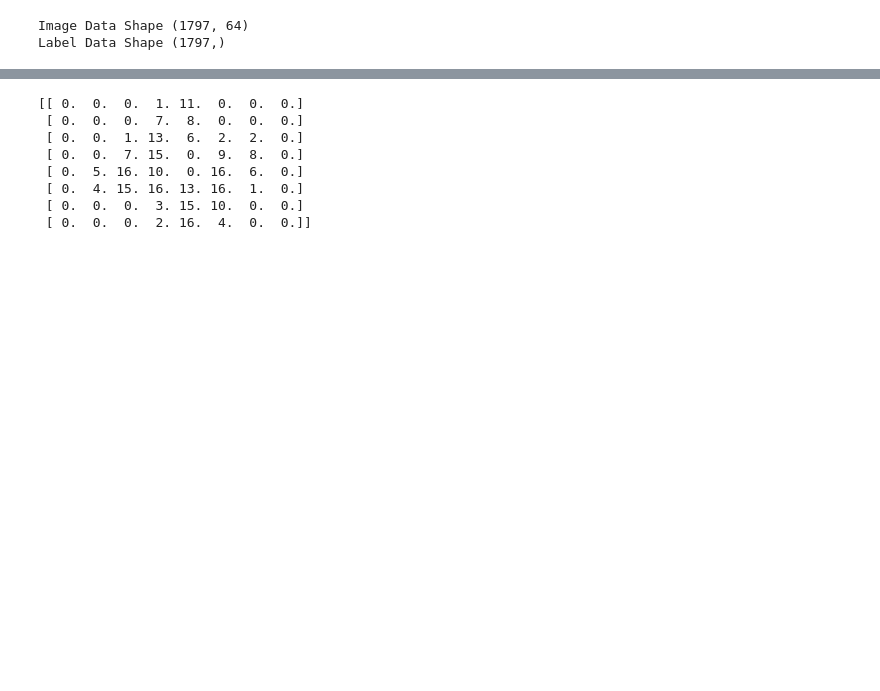
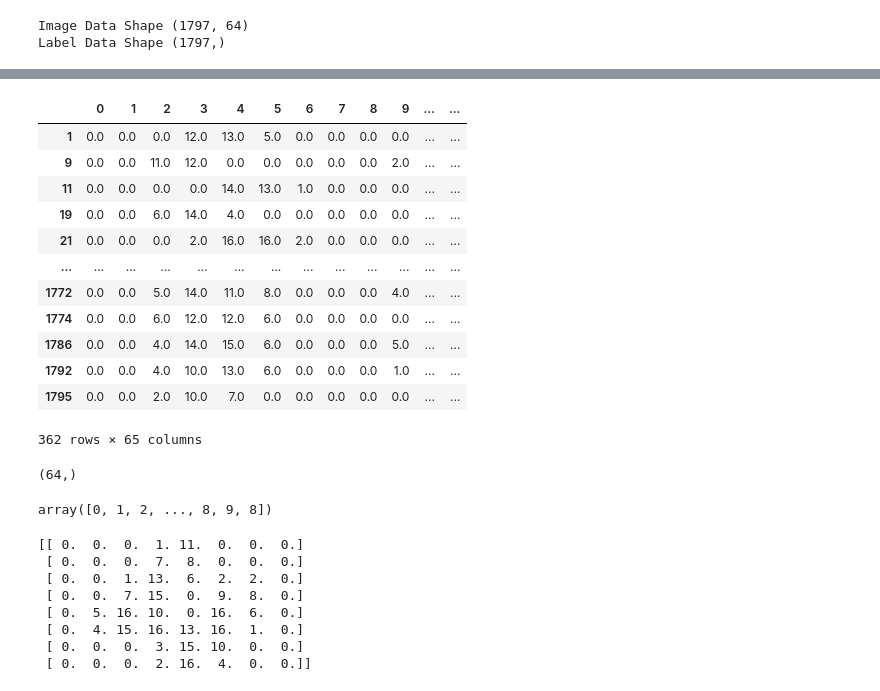
Before and after one commit to Clapiniella/data_science_jun_2020, a Jupyter notebook: week8/day3/theory/logistic_regression_digits.ipynb, the cells around one changed output, grey strips where cells are left out. Drawn from its saved outputs; the diff is of its cells as text; code cells hidden in the pictures; blank space fills up the shorter version.

```diff
--- a/week8/day3/theory/logistic_regression_digits.ipynb
+++ b/week8/day3/theory/logistic_regression_digits.ipynb
@@ -34,0 +58,20 @@ array([ 0.,  0.,  5., 13.,  9.,  1.,  0.,  0.,  0.,  0., 13., 15., 10.,
+# %%
+df[(df[64] == 1) | (df[64] == 9)]
+# %% [output]
+|  | 0 | 1 | 2 | 3 | 4 | 5 | 6 | 7 | 8 | 9 | ... | ... |
+| 1 | 0.0 | 0.0 | 0.0 | 12.0 | 13.0 | 5.0 | 0.0 | 0.0 | 0.0 | 0.0 | ... | ... |
+| 9 | 0.0 | 0.0 | 11.0 | 12.0 | 0.0 | 0.0 | 0.0 | 0.0 | 0.0 | 2.0 | ... | ... |
+| 11 | 0.0 | 0.0 | 0.0 | 0.0 | 14.0 | 13.0 | 1.0 | 0.0 | 0.0 | 0.0 | ... | ... |
+| 19 | 0.0 | 0.0 | 6.0 | 14.0 | 4.0 | 0.0 | 0.0 | 0.0 | 0.0 | 0.0 | ... | ... |
+| 21 | 0.0 | 0.0 | 0.0 | 2.0 | 16.0 | 16.0 | 2.0 | 0.0 | 0.0 | 0.0 | ... | ... |
+| ... | ... | ... | ... | ... | ... | ... | ... | ... | ... | ... | ... | ... |
+| 1772 | 0.0 | 0.0 | 5.0 | 14.0 | 11.0 | 8.0 | 0.0 | 0.0 | 0.0 | 4.0 | ... | ... |
+| 1774 | 0.0 | 0.0 | 6.0 | 12.0 | 12.0 | 6.0 | 0.0 | 0.0 | 0.0 | 0.0 | ... | ... |
+| 1786 | 0.0 | 0.0 | 4.0 | 14.0 | 15.0 | 6.0 | 0.0 | 0.0 | 0.0 | 5.0 | ... | ... |
+| 1792 | 0.0 | 0.0 | 4.0 | 10.0 | 13.0 | 6.0 | 0.0 | 0.0 | 0.0 | 1.0 | ... | ... |
+| 1795 | 0.0 | 0.0 | 2.0 | 10.0 | 7.0 | 0.0 | 0.0 | 0.0 | 0.0 | 0.0 | ... | ... |
+362 rows × 65 columns
+# %%
+df.iloc[0,:-1].values.shape
+# %% [output]
+(64,)
@@ -35,3 +84,7 @@ array([ 0.,  0.,  5., 13.,  9.,  1.,  0.,  0.,  0.,  0., 13., 15., 10.,
+# %%
+digits.target
+# %% [output]
+array([0, 1, 2, ..., 8, 9, 8])
 # %%
 k = np.reshape(image, (8,8))
 print(k)
```
Also changed, not shown: parts of 5 cells of this notebook, 4 other files.
